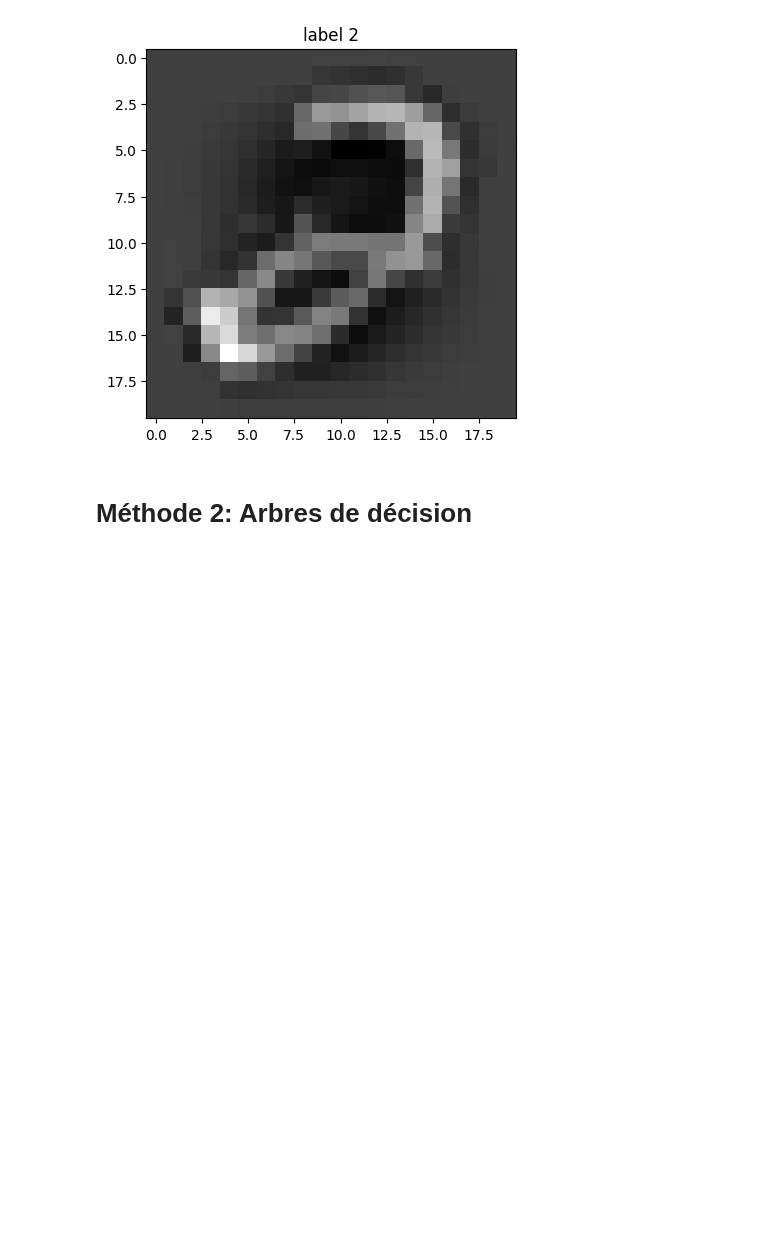
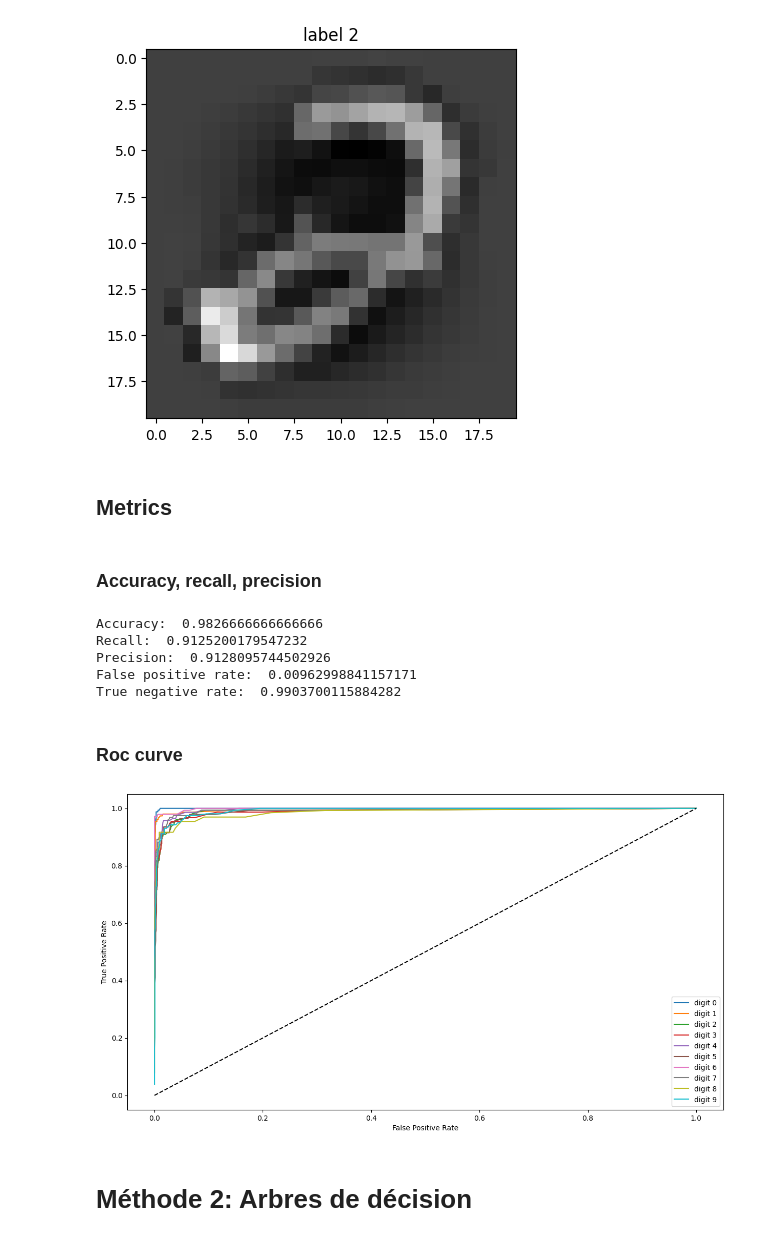
Before and after one commit to Maria-Djadi01/TP-AARN, a Jupyter notebook: TP1/TP 1.ipynb, the cells around one changed output. Drawn from its saved outputs; the diff is of its cells as text; code cells hidden in the pictures; blank space fills up the shorter version.

```diff
--- a/TP1/TP 1.ipynb
+++ b/TP1/TP 1.ipynb
@@ -213,6 +267,24 @@ plt.imshow(a,cmap='gray')
 2
 <matplotlib.image.AxesImage at 0x...>
 [figure]
+# %% [markdown]
+## Metrics
+# %% [markdown]
+### Accuracy, recall, precision
+# %%
+compute_metrics(y_test, y_pred)
+# %% [output]
+Accuracy:  0.9826666666666666
+Recall:  0.9125200179547232
+Precision:  0.9128095744502926
+False positive rate:  0.00962998841157171
+True negative rate:  0.9903700115884282
+# %% [markdown]
+### Roc curve
+# %%
+roc_plot(y_test, y_prob, np.arange(0, 1, 0.01))
+# %% [output]
+[figure, added]
 # %% [markdown]
 # Méthode 2: Arbres de décision
 # %%
```
Also changed, not shown: parts of 28 cells of this notebook.
